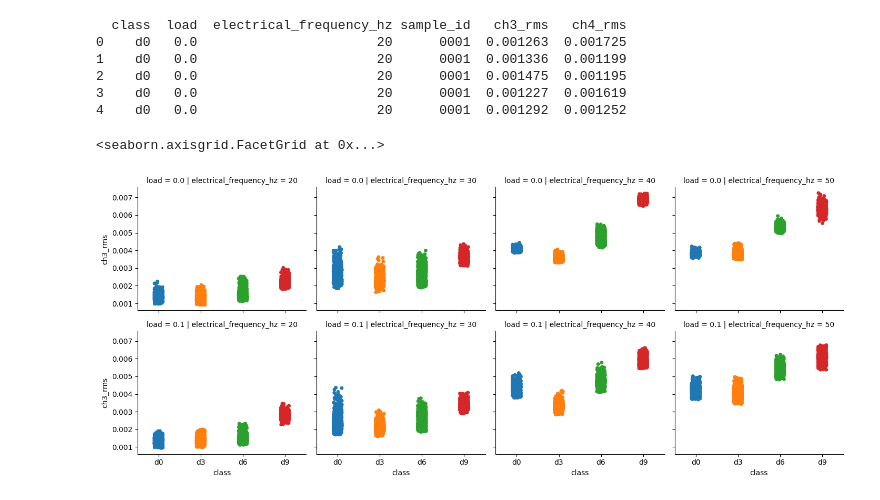
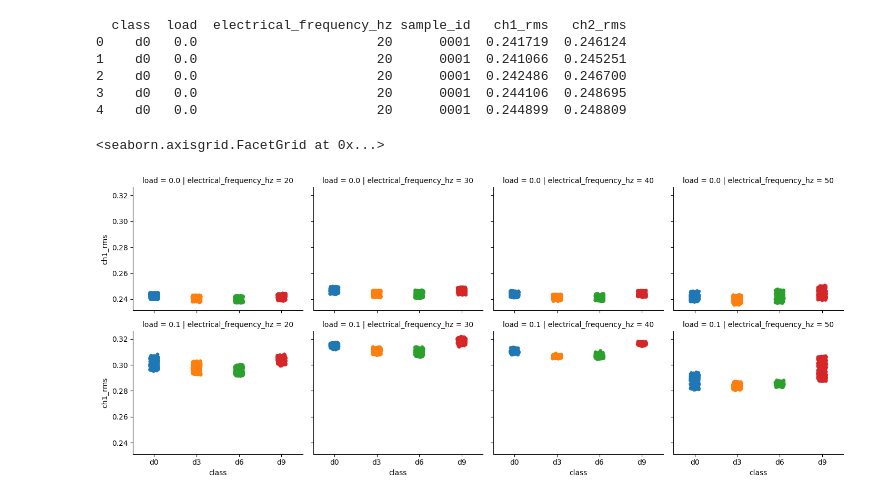
Before and after one commit to efvai/health-asyn-ml, a Jupyter notebook: notebooks/production/vibro_model.ipynb, the cells around one changed output. Cells and saved outputs as stored; diff of their text form; code cells hidden in the pictures.

```diff
--- a/notebooks/production/vibro_model.ipynb
+++ b/notebooks/production/vibro_model.ipynb
@@ -14,7 +14,7 @@ from ml_toolbox.data_loader import DataLoader, create_windows_for_ml, create_lab
 from ml_toolbox import ButterworthLPF
 
 # Initialize dataset manager
-dataset_path = project_root / "data_set_4_float32"
+dataset_path = project_root / "data_set_4"
 data_loader = DataLoader(dataset_path)
 
 # Create pipeline
@@ -30,26 +30,25 @@ pipeline = Pipeline([
 ])
 
 feat_conf = FeatureConfig(
-    sensor_type="vibration",
-    selected_channels=["ch3", "ch4"]
+    features=["ch1_rms", "ch2_rms"],
 )
 
 load_params = {
     "classes": None,
     "loads": None,
     "frequencies": None,
-    "sensor_types": "vibration",
+    "sensor_types": "current",
     "sample_ids": None,
 }
 window_params = {
-    "window_size": 10000,
+    "window_size": 48000, # 4000 for 2khz dataset
     "overlap_ratio": 0.5,
     "max_windows_per_class": 4975,
     "shuffle": False,
     "random_state": 42,
 }
 
-lpf = ButterworthLPF(cutoff_hz=500, order=4)
+#lpf = ButterworthLPF(cutoff_hz=500, order=4)
 
 data, metadata = data_loader.load_batch(
         classes=load_params["classes"],
@@ -57,7 +56,7 @@ data, metadata = data_loader.load_batch(
         frequencies=load_params["frequencies"],
         sensor_types=load_params["sensor_types"],
         sample_ids=load_params["sample_ids"],
-        preprocessor=lpf
+        preprocessor=None
 )
 
 windows, labels, win_metadata = create_windows_for_ml(
@@ -73,7 +72,7 @@ windows, labels, win_metadata = create_windows_for_ml(
 features, feature_names = extract_features_for_ml(
         windows,
         metadata_list=win_metadata,
-        sensor_type=feat_conf.sensor_type,
+        sensor_type="current",
         feature_config=feat_conf
 )
 # %% [output]
@@ -252,35 +210,35 @@ Error:
 # %%
 # RMS for external dataset
-rms_feat_df = features_df[['ch3_rms', 'ch4_rms']].copy()
+rms_feat_df = features_df[['ch1_rms', 'ch2_rms']].copy()
 meta_df = pd.DataFrame(win_metadata)[['class', 'load', 'electrical_frequency_hz', 'sample_id']].copy()
 rms_df = pd.concat([meta_df, rms_feat_df], axis=1)
 rms_df = rms_df.sort_values(by=['class', 'load', 'electrical_frequency_hz', 'sample_id']).reset_index(drop=True)
 print(rms_df.head())
 
-rms_df.to_excel(project_root / "vibro_rms_features.xlsx", index=False)
+rms_df.to_excel(project_root / "current_rms_features.xlsx", index=False)
 # %% [output]
-  class  load  electrical_frequency_hz sample_id   ch3_rms   ch4_rms
-0    d0   0.0                       20      0001  0.001263  0.001725
-1    d0   0.0                       20      0001  0.001336  0.001199
-2    d0   0.0                       20      0001  0.001475  0.001195
-3    d0   0.0                       20      0001  0.001227  0.001619
-4    d0   0.0                       20      0001  0.001292  0.001252
+  class  load  electrical_frequency_hz sample_id   ch1_rms   ch2_rms
+0    d0   0.0                       20      0001  0.241719  0.246124
+1    d0   0.0                       20      0001  0.241066  0.245251
+2    d0   0.0                       20      0001  0.242486  0.246700
+3    d0   0.0                       20      0001  0.244106  0.248695
+4    d0   0.0                       20      0001  0.244899  0.248809
 # %%
 import seaborn as sns
 sns.catplot(
     data=rms_df,
     x='class',
-    y='ch3_rms',
+    y='ch1_rms',
     col='electrical_frequency_hz', # Speeds across the top
     row='load',                    # Loads down the side
     hue='class',
     kind='strip',
     height=3,                      # Height of each sub-plot
     aspect=1.2                     # Width vs height ratio
 )
 # %% [output]
 <seaborn.axisgrid.FacetGrid at 0x...>
-[figure, old version]
+[figure, new version]
 # %%
 
 # PCA: colored by motor (dataset) and fault class
```
Also changed, not shown: parts of 6 cells of this notebook, 5 other files.
